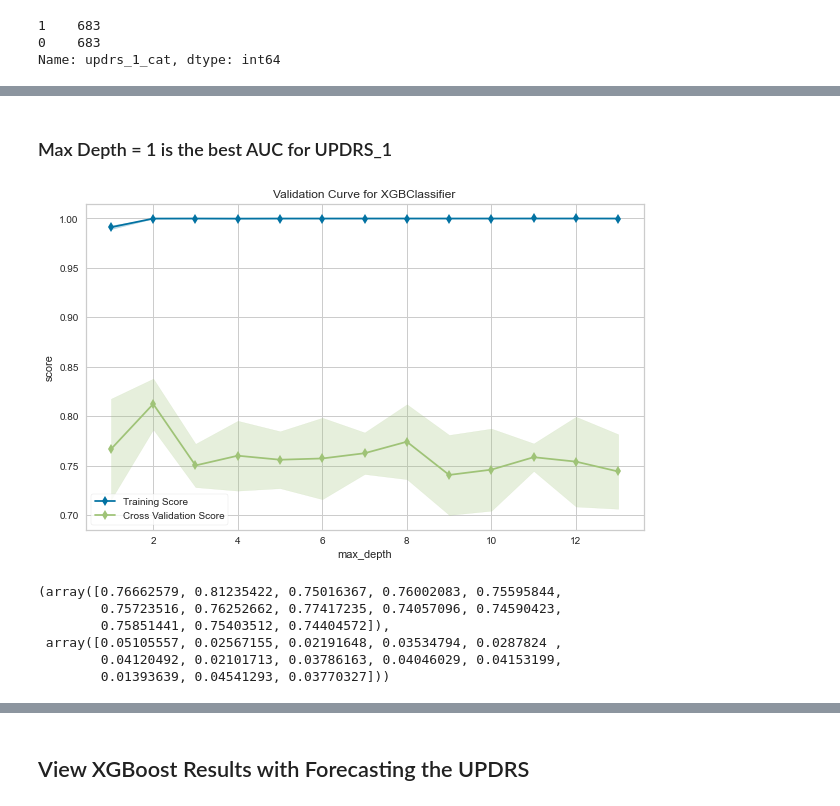
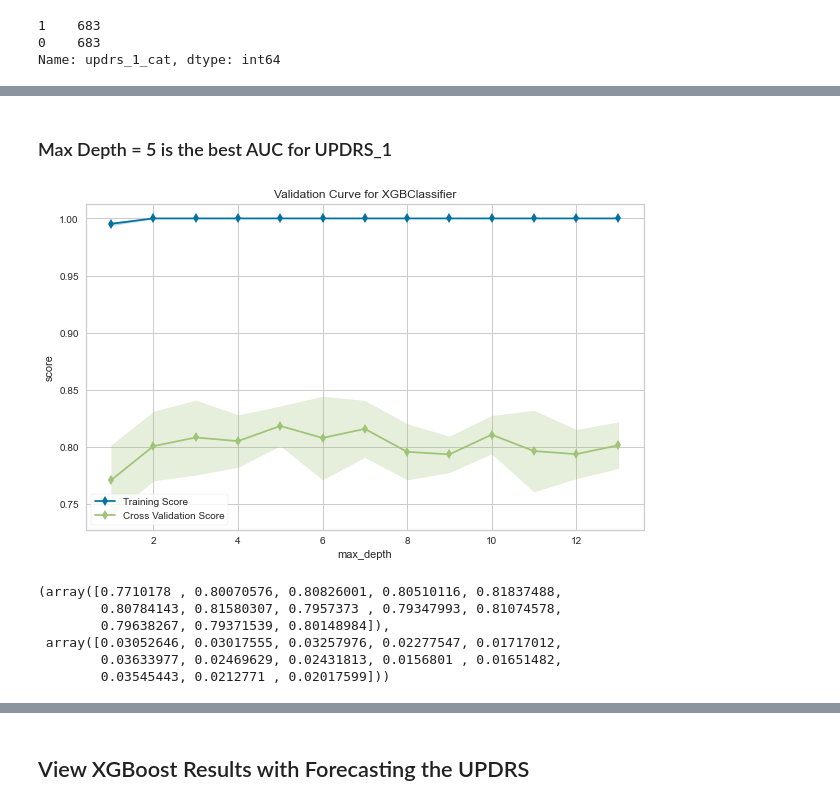
Before and after one commit to dagartga/Boosted-Models-for-Parkinsons-Prediction, a Jupyter notebook: parkinsons_1/notebooks/Compare_SMOTE_1yr_Models.ipynb, the cells around one changed output, grey strips where cells are left out. Drawn from its saved outputs; the diff is of its cells as text; code cells hidden in the pictures.

```diff
--- a/parkinsons_1/notebooks/Compare_SMOTE_1yr_Models.ipynb
+++ b/parkinsons_1/notebooks/Compare_SMOTE_1yr_Models.ipynb
@@ -181,24 +169,24 @@ viz.test_scores_mean_, viz.test_scores_std_
 # %% [markdown]
-### Max Depth = 1 is the best AUC for UPDRS_1
+### Max Depth = 5 is the best AUC for UPDRS_1
 # %%
 # prep the dataframe for validation curve
 train2_df = updrs2_df.drop(columns = ['visit_id', 'patient_id', 'kfold', 'updrs_2'])
 X_train_df = train2_df.drop(columns = ['updrs_2_cat'])
 y_train_df = train2_df['updrs_2_cat']
 updrs1_xgb_params = xgb_hyperparams_df['updrs_2'].to_dict()
 # plot the validation curve for the xgboost model
 fig, ax = plt.subplots(figsize=(10, 6))
-viz = validation_curve(XGBClassifier(**updrs1_xgb_params), X_train_df, y_train_df, param_name='max_depth', param_range=range(1, 14), cv=4, scoring='roc_auc', ax=ax)
+viz = validation_curve(XGBClassifier(), X_train_df, y_train_df, param_name='max_depth', param_range=range(1, 14), cv=4, scoring='roc_auc', ax=ax)
 # %% [output]
-[figure, old version]
+[figure, new version]
 # %%
 # view the results for updrs 2
 viz.test_scores_mean_, viz.test_scores_std_
 # %% [output]
-(array([0.76662579, 0.81235422, 0.75016367, 0.76002083, 0.75595844,
-        0.75723516, 0.76252662, 0.77417235, 0.74057096, 0.74590423,
-        0.75851441, 0.75403512, 0.74404572]),
- array([0.05105557, 0.02567155, 0.02191648, 0.03534794, 0.0287824 ,
-        0.04120492, 0.02101713, 0.03786163, 0.04046029, 0.04153199,
-        0.01393639, 0.04541293, 0.03770327]))
+(array([0.7710178 , 0.80070576, 0.80826001, 0.80510116, 0.81837488,
+        0.80784143, 0.81580307, 0.7957373 , 0.79347993, 0.81074578,
+        0.79638267, 0.79371539, 0.80148984]),
+ array([0.03052646, 0.03017555, 0.03257976, 0.02277547, 0.01717012,
+        0.03633977, 0.02469629, 0.02431813, 0.0156801 , 0.01651482,
+        0.03545443, 0.0212771 , 0.02017599]))
 # %% [markdown]
```
Also changed, not shown: parts of 37 cells of this notebook, 43 other files.
